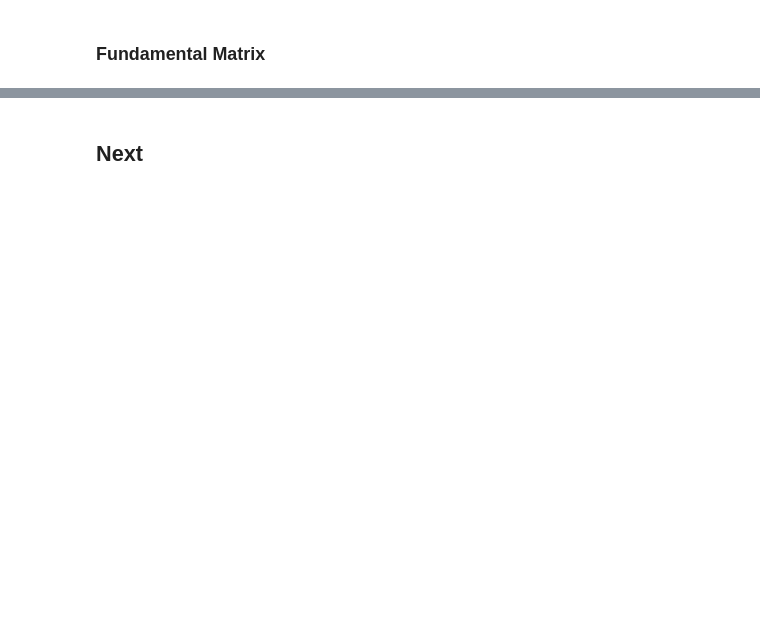
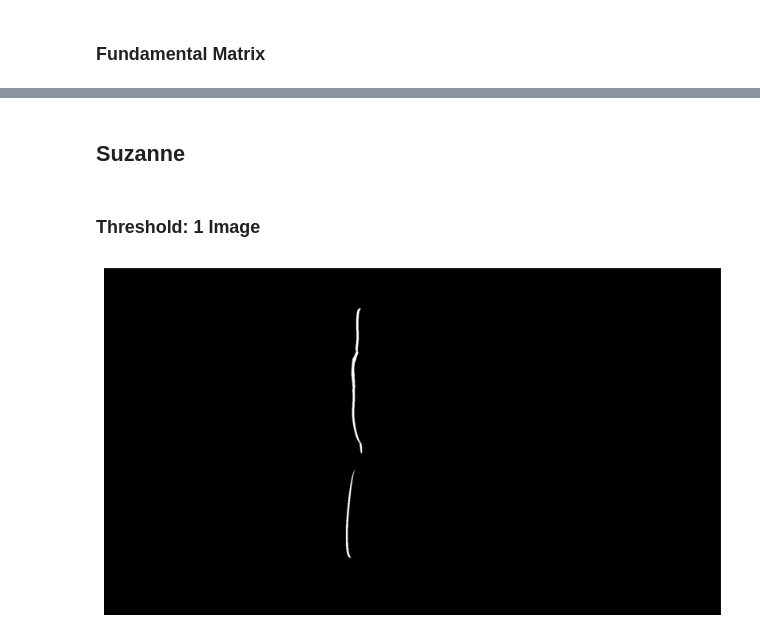
Before and after one commit to Muten-Roshi-Sama/Epipolar_3D_Image_Reconstruction_GPUcomputing, a Jupyter notebook: 3D_reconstruct.ipynb, the cells around one changed output, grey strips where cells are left out. Drawn from its saved outputs; the diff is of its cells as text; code cells hidden in the pictures; blank space fills up the shorter version.

```diff
--- a/3D_reconstruct.ipynb
+++ b/3D_reconstruct.ipynb
@@ -421,2 +780,61 @@ if result_left['success'] and result_right['success']:
 # %% [markdown]
-## Next
+## Suzanne
+# %% [markdown]
+### Threshold: 1 Image
+# %%
+
+path = './scanRight/scan0014.png'
+types = ["THRESH_BINARY", "THRESH_BINARY_INV", "THRESH_TRUNC","THRESH_TOZERO", "THRESH_TOZERO_INV"]
+final_type = types[0]
+threshold_value = 127
+
+
+def thresh_image(path, value, type):
+    img = cv2.imread(path)
+
+    # Extract RED channel only (index 2 in BGR)
+    red_channel = img[:, :, 2]
+
+    ret, mask = cv2.threshold(red_channel,value,255,getattr(cv2, type))
+    # mask_rgb = cv2.cvtColor(mask, cv2.COLOR_BGR2RGB)
+    mask_rgb = cv2.cvtColor(mask, cv2.COLOR_GRAY2RGB)
+
+    return mask_rgb
+
+
+
+# ==================================================================
+binary = thresh_image(path, threshold_value, types[0])
+binary_inv = thresh_image(path, threshold_value, types[1])
+trunc = thresh_image(path, threshold_value, types[2])
+to_zero = thresh_image(path, threshold_value, types[3])
+to_zero_inv = thresh_image(path, threshold_value, types[4])
+
+
+titles = ['BINARY','BINARY_INV','TRUNC','TOZERO','TOZERO_INV']
+images = [binary, binary_inv, trunc, to_zero, to_zero_inv]
+
+
+# fig, axes = plt.subplots(2, 3, figsize=(16, 12))  # Bigger figure, 2x3 grid
+
+# for i in range(5):
+#     row = i // 3
+#     col = i % 3
+#     axes[row, col].imshow(images[i])
+#     axes[row, col].set_title(titles[i], fontsize=14)
+#     axes[row, col].axis('off')
+
+# # Hide the 6th (empty) slot
+# axes[1, 2].axis('off')
+
+# plt.tight_layout()
+# plt.show()
+
+#
+plt.figure(figsize=(10, 10))
+plt.imshow(binary)
+plt.title(f'')
+plt.axis('off')
+plt.show()
+# %% [output]
+[figure, added]
```
Also changed, not shown: parts of 28 cells of this notebook, 1 other file.
